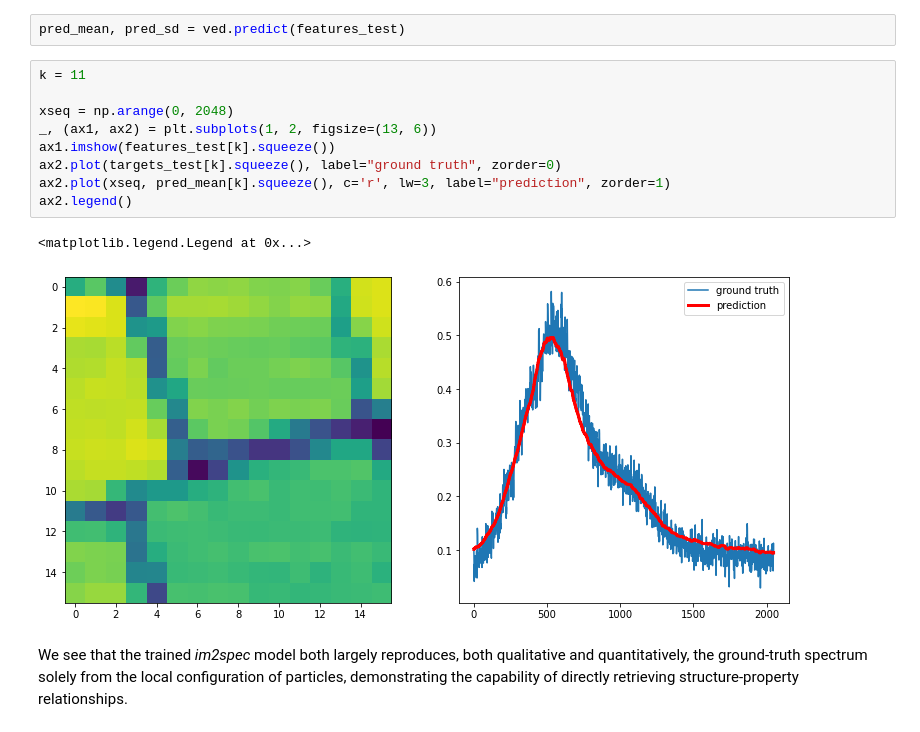
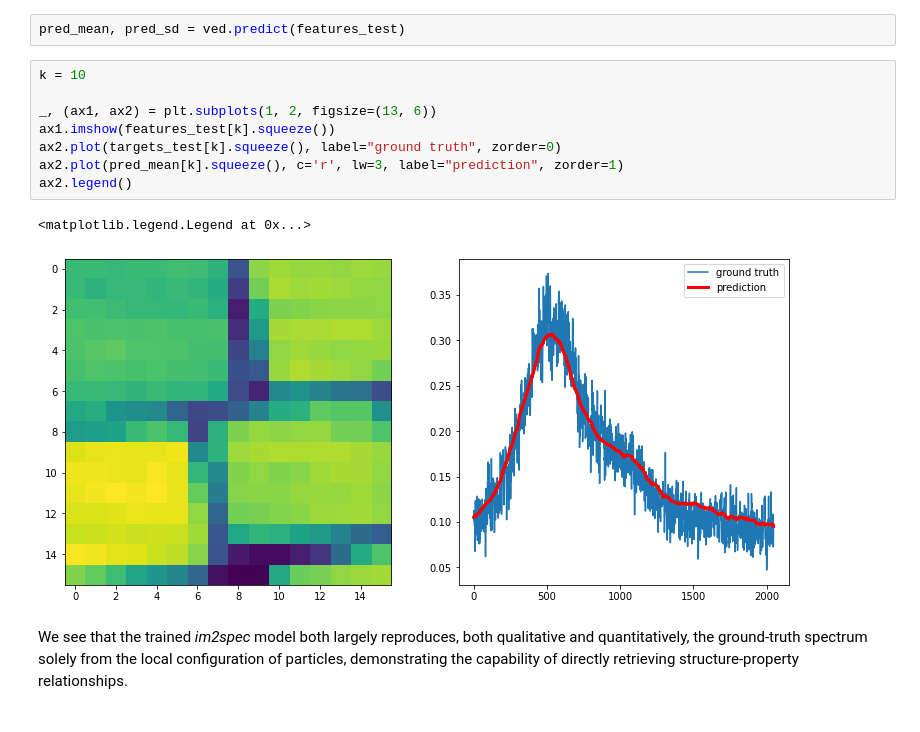
Before and after one commit to ziatdinovmax/pyroVED, a Jupyter notebook: examples/im2spec_VED.ipynb, the cells around one changed output. Drawn from its saved outputs; the diff is of its cells as text.

```diff
--- a/examples/im2spec_VED.ipynb
+++ b/examples/im2spec_VED.ipynb
@@ -168,16 +168,15 @@ Now let's make an *image* $\rightarrow$ *spectrum* prediction on the test data:
 # %%
 pred_mean, pred_sd = ved.predict(features_test)
 # %%
-k = 11
+k = 10
 
-xseq = np.arange(0, 2048)
 _, (ax1, ax2) = plt.subplots(1, 2, figsize=(13, 6))
 ax1.imshow(features_test[k].squeeze())
 ax2.plot(targets_test[k].squeeze(), label="ground truth", zorder=0)
-ax2.plot(xseq, pred_mean[k].squeeze(), c='r', lw=3, label="prediction", zorder=1)
+ax2.plot(pred_mean[k].squeeze(), c='r', lw=3, label="prediction", zorder=1)
 ax2.legend()
 # %% [output]
 <matplotlib.legend.Legend at 0x...>
-[figure, old version]
+[figure, new version]
 # %% [markdown]
 We see that the trained *im2spec* model both largely reproduces, both qualitative and quantitatively, the ground-truth spectrum solely from the local configuration of particles, demonstrating the capability of directly retrieving structure-property relationships.
```
Also changed, not shown: parts of 1 cell of this notebook.
